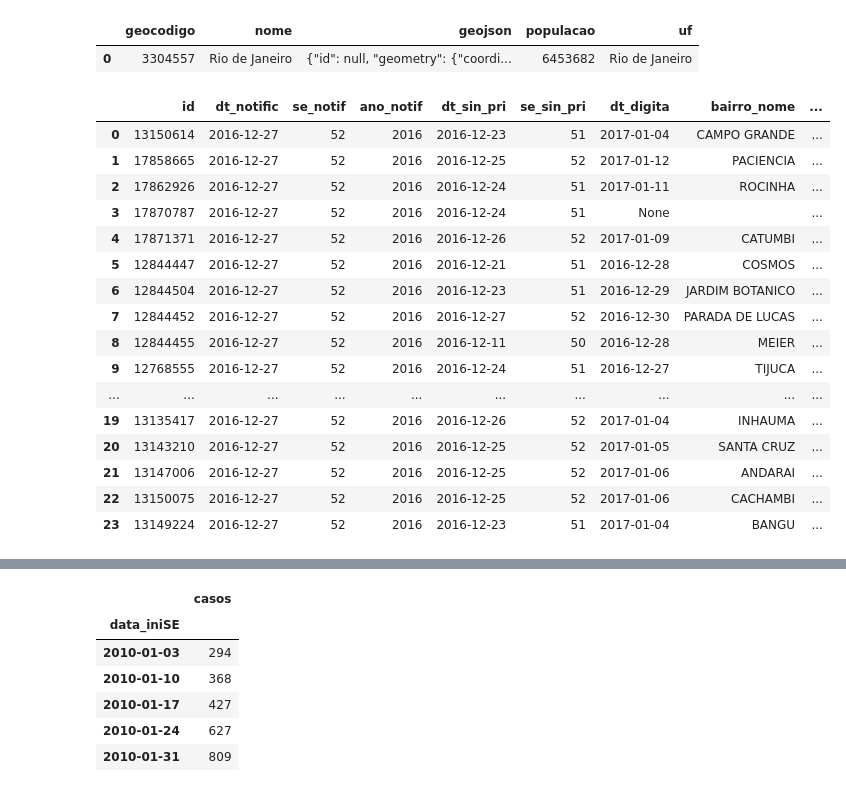
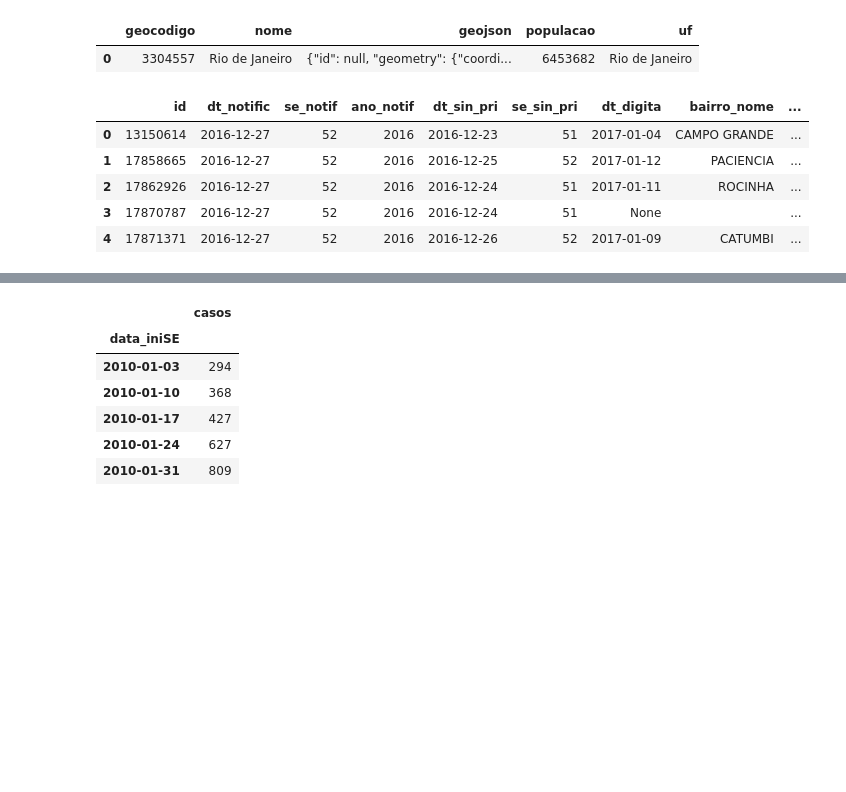
Before and after one commit to AlertaDengue/AlertaDengue, a Jupyter notebook: notebooks/Essay.ipynb, the cells around one changed output, grey strips where cells are left out. Saved outputs shown, nothing was run; the diff lists cells and outputs as text; code cells hidden in the pictures; blank space fills up the shorter version.

```diff
--- a/notebooks/Essay.ipynb
+++ b/notebooks/Essay.ipynb
@@ -507,35 +515,21 @@ display(pd.read_sql(sql, engine))
 |  | geocodigo | nome | geojson | populacao | uf |
 | 0 | 3304557 | Rio de Janeiro | {"id": null, "geometry": {"coordi... | 6453682 | Rio de Janeiro |
 # %%
-geo_id = 4106902  # Curitiba
-geo_id = 3304557  # Rio de Janeiro
-
 sql = '''
 SELECT *
-FROM "Municipio"."Notificacao" AS alerta
+FROM "Municipio"."Notificacao" AS notif
 WHERE
     municipio_geocodigo={}
     AND dt_notific='{}'
     AND cs_sexo IS NOT NULL
-'''.format(geo_id, '2016-12-27')
+'''.format(geo_id_rio_de_janeiro, '2016-12-27')
 
 df_notif = pd.read_sql(sql, engine)
-df_notif
+df_notif.head()
 # %% [output]
 |  | id | dt_notific | se_notif | ano_notif | dt_sin_pri | se_sin_pri | dt_digita | bairro_nome | ... |
 | 0 | 13150614 | 2016-12-27 | 52 | 2016 | 2016-12-23 | 51 | 2017-01-04 | CAMPO GRANDE | ... |
 | 1 | 17858665 | 2016-12-27 | 52 | 2016 | 2016-12-25 | 52 | 2017-01-12 | PACIENCIA | ... |
 | 2 | 17862926 | 2016-12-27 | 52 | 2016 | 2016-12-24 | 51 | 2017-01-11 | ROCINHA | ... |
 | 3 | 17870787 | 2016-12-27 | 52 | 2016 | 2016-12-24 | 51 | None |  | ... |
 | 4 | 17871371 | 2016-12-27 | 52 | 2016 | 2016-12-26 | 52 | 2017-01-09 | CATUMBI | ... |
-| 5 | 12844447 | 2016-12-27 | 52 | 2016 | 2016-12-21 | 51 | 2016-12-28 | COSMOS | ... |
-| 6 | 12844504 | 2016-12-27 | 52 | 2016 | 2016-12-23 | 51 | 2016-12-29 | JARDIM BOTANICO | ... |
-| 7 | 12844452 | 2016-12-27 | 52 | 2016 | 2016-12-27 | 52 | 2016-12-30 | PARADA DE LUCAS | ... |
-| 8 | 12844455 | 2016-12-27 | 52 | 2016 | 2016-12-11 | 50 | 2016-12-28 | MEIER | ... |
-| 9 | 12768555 | 2016-12-27 | 52 | 2016 | 2016-12-24 | 51 | 2016-12-27 | TIJUCA | ... |
-| ... | ... | ... | ... | ... | ... | ... | ... | ... | ... |
-| 19 | 13135417 | 2016-12-27 | 52 | 2016 | 2016-12-26 | 52 | 2017-01-04 | INHAUMA | ... |
-| 20 | 13143210 | 2016-12-27 | 52 | 2016 | 2016-12-25 | 52 | 2017-01-05 | SANTA CRUZ | ... |
-| 21 | 13147006 | 2016-12-27 | 52 | 2016 | 2016-12-25 | 52 | 2017-01-06 | ANDARAI | ... |
-| 22 | 13150075 | 2016-12-27 | 52 | 2016 | 2016-12-25 | 52 | 2017-01-06 | CACHAMBI | ... |
-| 23 | 13149224 | 2016-12-27 | 52 | 2016 | 2016-12-23 | 51 | 2017-01-04 | BANGU | ... |
```
Also changed, not shown: parts of 25 cells of this notebook.
